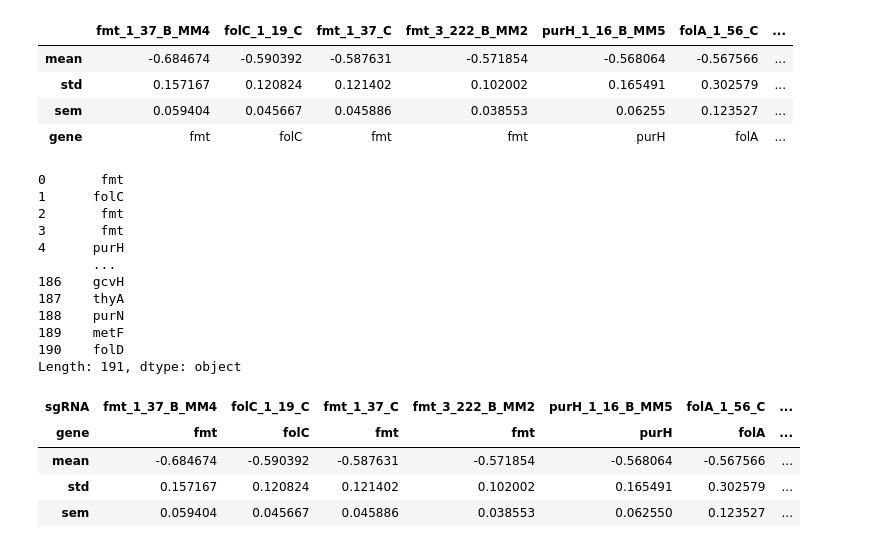
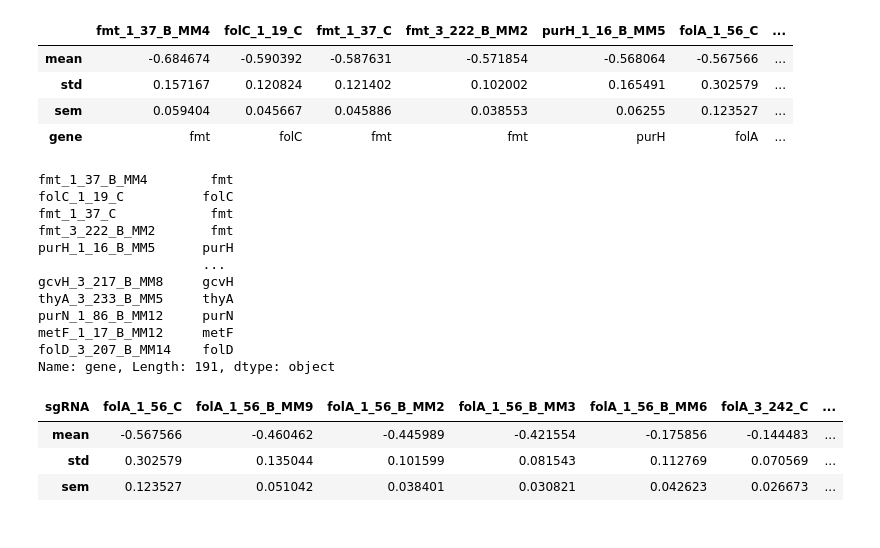
Before and after one commit to reynoldsk/sgrna-counting-code, a Jupyter notebook: notebook/read_files.ipynb, the cells around one changed output. Drawn from its saved outputs; the diff is of its cells as text; code cells hidden in the pictures.

```diff
--- a/notebook/read_files.ipynb
+++ b/notebook/read_files.ipynb
@@ -195,20 +201,21 @@ ranked_sgRNAs
 | sem | 0.059404 | 0.045667 | 0.045886 | 0.038553 | 0.06255 | 0.123527 | ... |
 | gene | fmt | folC | fmt | fmt | purH | folA | ... |
 # %%
+sgRNAs = genes_in_data.index.tolist()
 genes_in_data
 # %% [output]
-0       fmt
-1      folC
-2       fmt
-3       fmt
-4      purH
-       ...
-186    gcvH
-187    thyA
-188    purN
-189    metF
-190    folD
-Length: 191, dtype: object
+fmt_1_37_B_MM4        fmt
+folC_1_19_C          folC
+fmt_1_37_C            fmt
+fmt_3_222_B_MM2       fmt
+purH_1_16_B_MM5      purH
+                     ...
+gcvH_3_217_B_MM8     gcvH
+thyA_3_233_B_MM5     thyA
+purN_1_86_B_MM12     purN
+metF_1_17_B_MM12     metF
+folD_3_207_B_MM14    folD
+Name: gene, Length: 191, dtype: object
 # %%
 experiment.plot_growth_rates(
     "metH_2_128_MM6",
@@ -217,11 +224,11 @@ experiment.plot_growth_rates(
     {"T-3": -3, "T00": 0, "T02": 2, "T04": 4, "T06": 6, "T08": 8, "T10": 10},
 )
 # %%
-eff = EfficacyEstimator(agr, genes)
-eff.rank_sgRNAs_by_growth_rate()
+eff = EfficacyEstimator(agr, genes, sgRNAs)
+ranked_sgrna = eff.rank_sgRNAs_by_growth_rate()
+ranked_sgrna.xs("folA", level="gene", axis=1)
 # %% [output]
-| sgRNA | fmt_1_37_B_MM4 | folC_1_19_C | fmt_1_37_C | fmt_3_222_B_MM2 | purH_1_16_B_MM5 | folA_1_56_C | ... |
-| gene | fmt | folC | fmt | fmt | purH | folA | ... |
-| mean | -0.684674 | -0.590392 | -0.587631 | -0.571854 | -0.568064 | -0.567566 | ... |
-| std | 0.157167 | 0.120824 | 0.121402 | 0.102002 | 0.165491 | 0.302579 | ... |
-| sem | 0.059404 | 0.045667 | 0.045886 | 0.038553 | 0.062550 | 0.123527 | ... |
+| sgRNA | folA_1_56_C | folA_1_56_B_MM9 | folA_1_56_B_MM2 | folA_1_56_B_MM3 | folA_1_56_B_MM6 | folA_3_242_C | ... |
+| mean | -0.567566 | -0.460462 | -0.445989 | -0.421554 | -0.175856 | -0.144483 | ... |
+| std | 0.302579 | 0.135044 | 0.101599 | 0.081543 | 0.112769 | 0.070569 | ... |
+| sem | 0.123527 | 0.051042 | 0.038401 | 0.030821 | 0.042623 | 0.026673 | ... |
```
Also changed, not shown: parts of 8 cells of this notebook, 6 other files.
